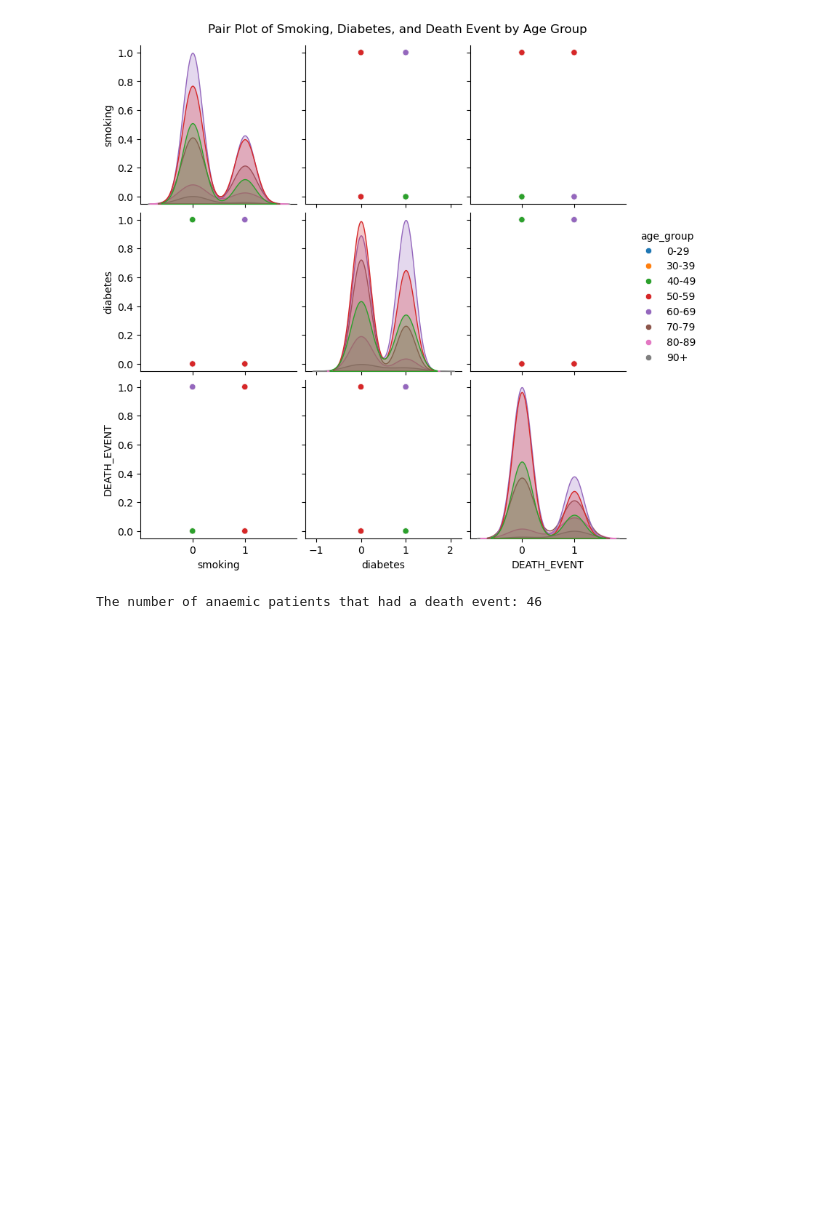
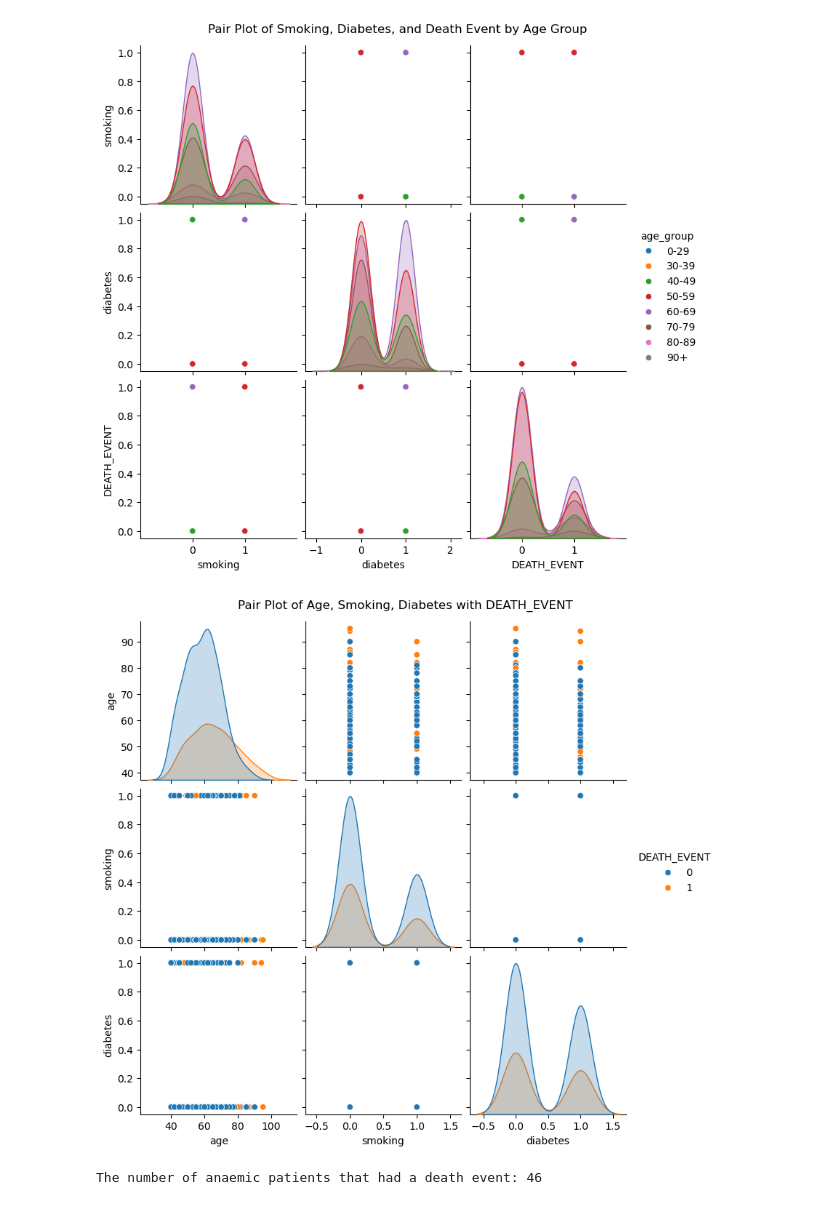
Before and after one commit to faiyted/Project-Cardiac-Disease, a Jupyter notebook: Group-Project.ipynb, the cells around one changed output. Saved outputs shown, nothing was run; the diff lists cells and outputs as text; code cells hidden in the pictures; blank space fills up the shorter version.

Commit message:
add chart

```diff
--- a/Group-Project.ipynb
+++ b/Group-Project.ipynb
@@ -321,3 +331,9 @@ plt.suptitle('Pair Plot of Smoking, Diabetes, and Death Event by Age Group', y=1
 plt.show()
 # %% [output]
 [figure]
+# %%
+sns.pairplot(heart_df, hue='DEATH_EVENT', vars=['age', 'smoking', 'diabetes'])
+plt.suptitle('Pair Plot of Age, Smoking, Diabetes with DEATH_EVENT', y=1.02)
+plt.show()
+# %% [output]
+[figure, added]
```
Also changed, not shown: parts of 2 cells of this notebook.
